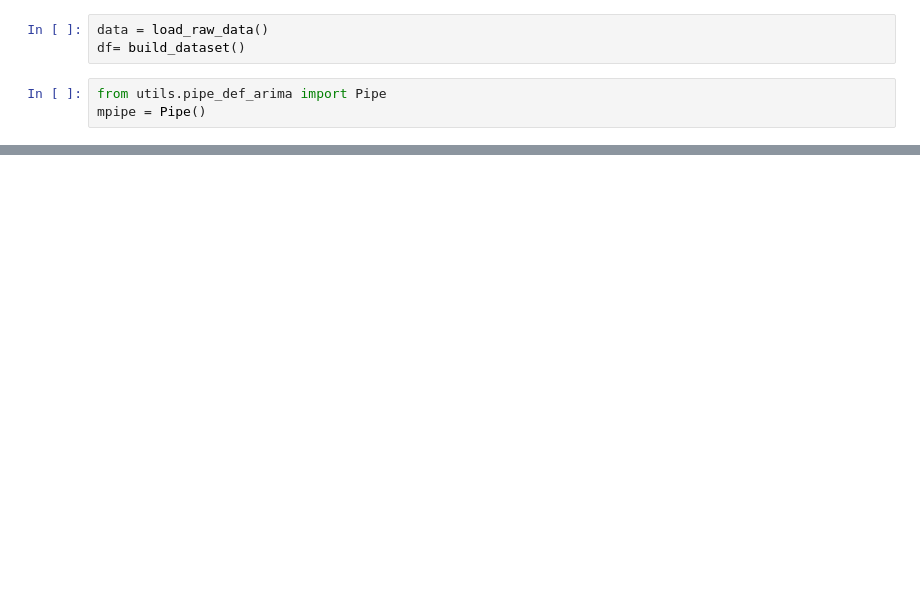
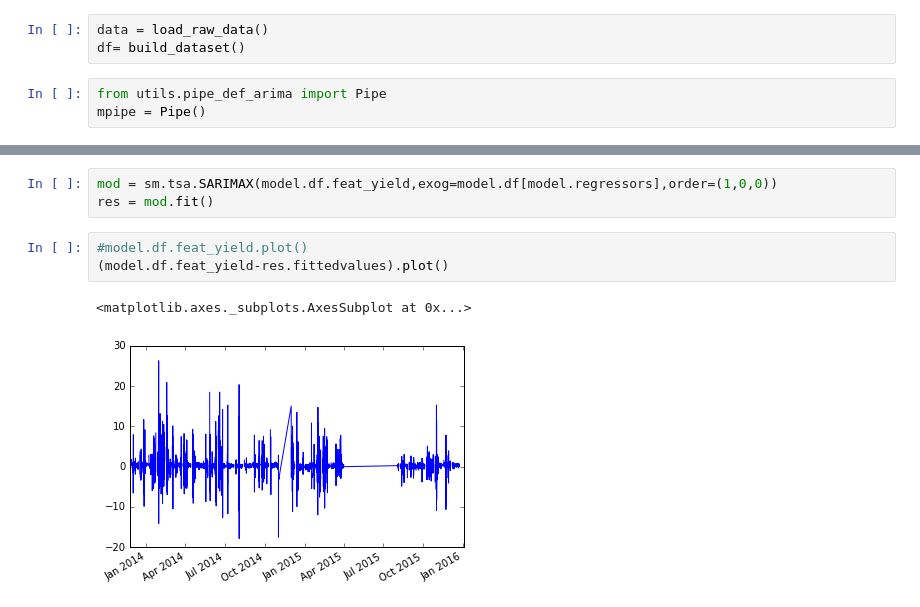
Before and after one commit to cthorey/fognet, a Jupyter notebook: 10-03-2016.ipynb, the cells around one changed output, grey strips where cells are left out. Drawn from its saved outputs; the diff is of its cells as text; blank space fills up the shorter version.

```diff
--- a/10-03-2016.ipynb
+++ b/10-03-2016.ipynb
@@ -422,0 +190,9 @@ resid.plot()
+# %%
+mod = sm.tsa.SARIMAX(model.df.feat_yield,exog=model.df[model.regressors],order=(1,0,0))
+res = mod.fit()
+# %%
+#model.df.feat_yield.plot()
+(model.df.feat_yield-res.fittedvalues).plot()
+# %% [output]
+<matplotlib.axes._subplots.AxesSubplot at 0x...>
+[figure, added]
```
Also changed, not shown: parts of 60 cells of this notebook, 3 other files.
